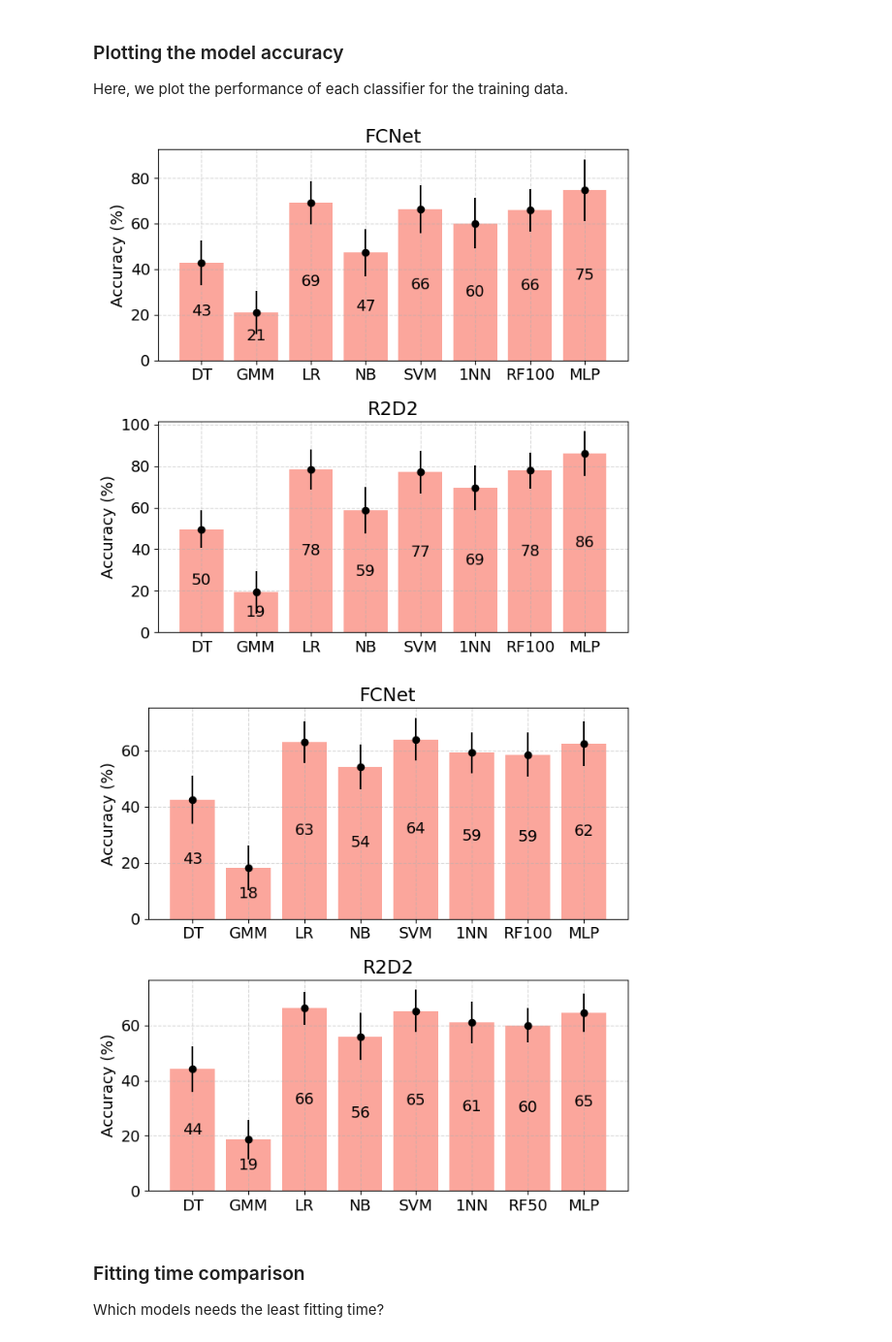
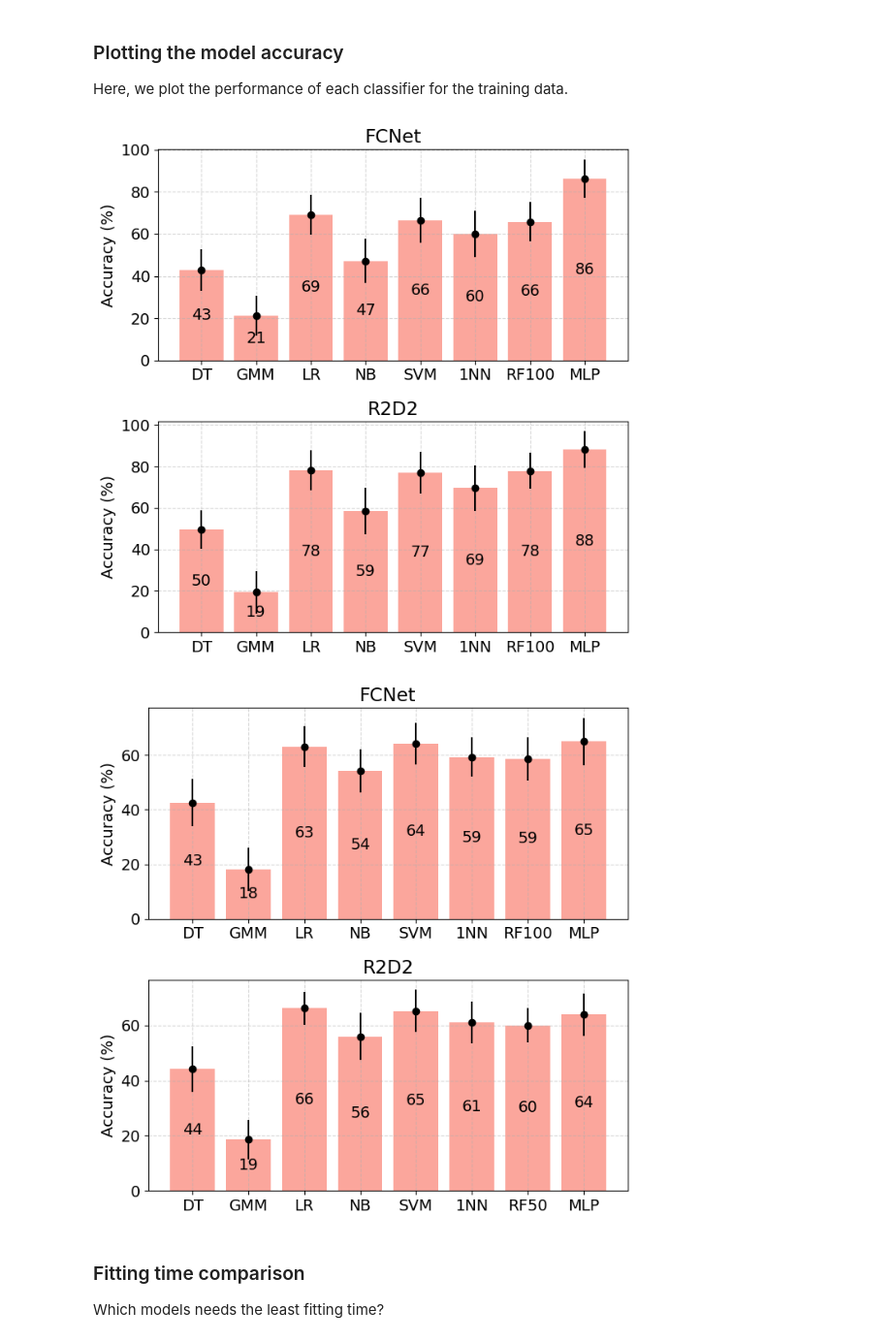
Before and after one commit to MChatzakis/BioMON, a Jupyter notebook: bioMON.ipynb, the cells around one changed output. Shown at 97% size. Saved outputs shown, nothing was run; the diff lists cells and outputs as text; code cells hidden in the pictures.

```diff
--- a/bioMON.ipynb
+++ b/bioMON.ipynb
@@ -343,7 +343,7 @@ for dataset in datasets:
 
         for _, classifier in enumerate(classifiers):
             if classifier == "MLP":
-                classifier = "MLP_e10_l128-64"
+                classifier = "MLP_e15_l128-64"
 
             path = f"{RESULTS_DIR}/{dataset}/bioMON_{classifier}_{backbone}/{n_way}w{n_shot}s{n_query}q/"
             data = pd.read_csv(path + "test_summary.csv")
@@ -356,35 +356,35 @@ for dataset in datasets:
             classifier_std.append(std)
 
         ax[index].bar(
             classifiers,
             classifier_accuracies,
             alpha=0.7,
             #width=0.5,
             color="salmon",
         )
         ax[index].grid(alpha=0.5, linestyle="--")
         ax[index].set_title(f"{backbone}")
         #ax[index].set_xlabel("Classifier")
         #if index == 0:
         ax[index].set_ylabel("Accuracy (%)")
         ax[index].errorbar(
             classifiers,
             classifier_accuracies,
             yerr=classifier_std,
             fmt="o",
             color="black",
         )
         ax[index].bar_label(ax[index].containers[0], fmt="%.0f", label_type="center")
         #ax[index].set_ylim([0, 95])
 
     #fig.suptitle(f"{dataset}")
     fig.tight_layout()
 
     fig.savefig(f"{SAVE_PLOTS_DIR}/classifier_accuracy_{dataset}.png")
     plt.show()
 # %% [output]
-[figure, old version]
+[figure, new version]
-[figure, old version]
+[figure, new version]
 # %% [markdown]
 ### Fitting time comparison
 
```
Also changed, not shown: 3 other files.
